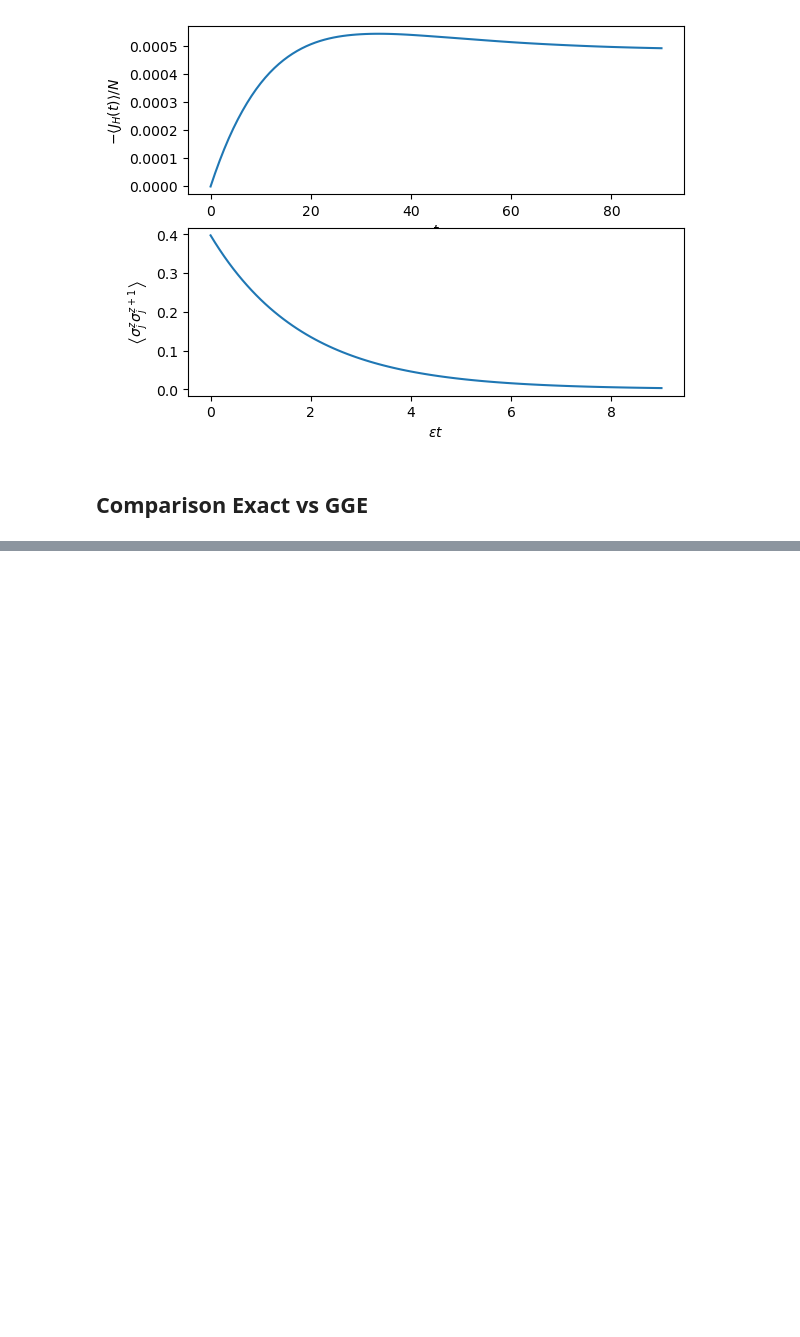
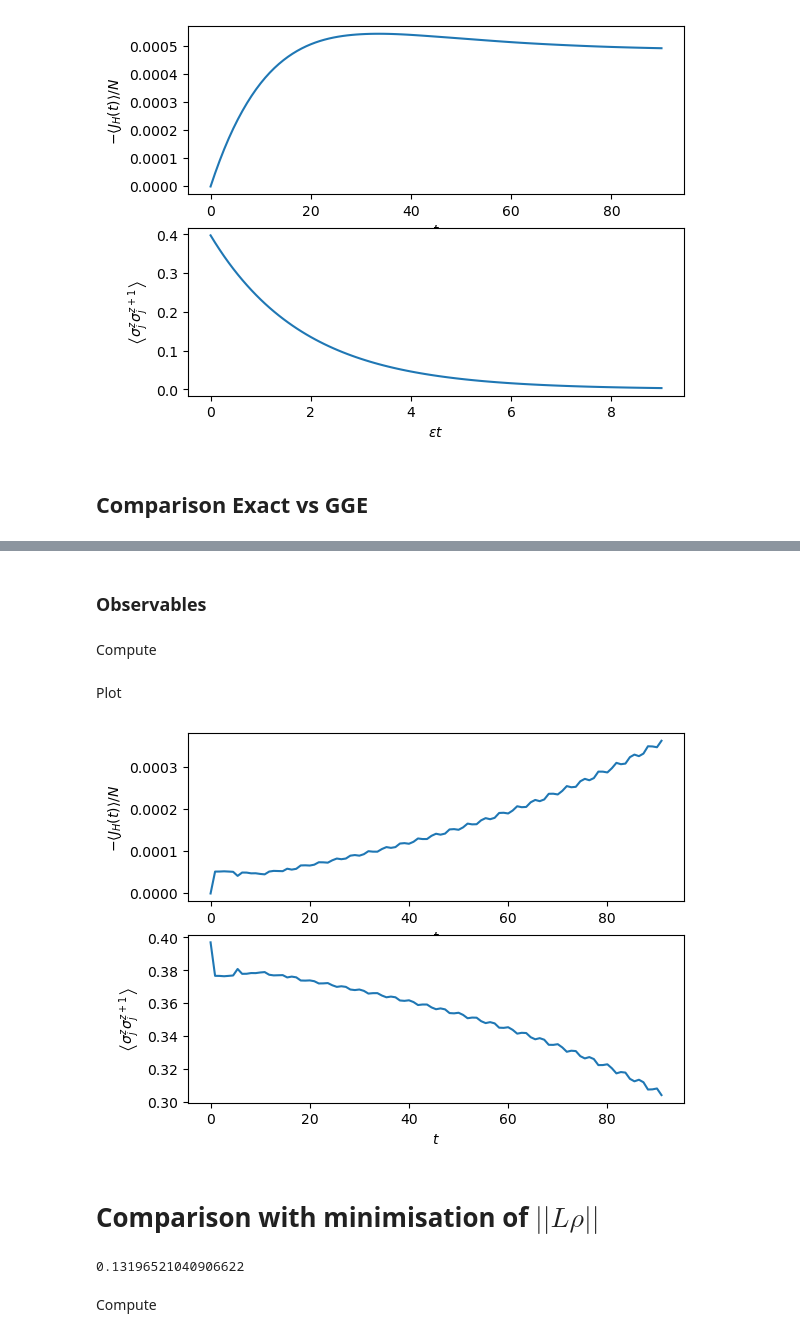
Before and after one commit to 1nthony/tp_4, a Jupyter notebook: time_dependent_GGE.ipynb, the cells around one changed output, grey strips where cells are left out. Drawn from its saved outputs; the diff is of its cells as text; code cells hidden in the pictures; blank space fills up the shorter version.

```diff
--- a/time_dependent_GGE.ipynb
+++ b/time_dependent_GGE.ipynb
@@ -1065,0 +1255,2 @@ plt.savefig("results/time_dependent_GGE/heisenberg_spins/first_try/observables_e
+# %% [markdown]
+### Observables
@@ -1065,0 +1262,2 @@ plt.savefig("results/time_dependent_GGE/heisenberg_spins/first_try/observables_e
+# %% [markdown]
+Compute
@@ -1065,0 +1286,40 @@ plt.savefig("results/time_dependent_GGE/heisenberg_spins/first_try/observables_e
+# %% [markdown]
+Plot
+# %%
+plt.subplot(211)
+t_eval, Y = np.loadtxt(f"results/time_dependent_GGE/heisenberg_spins/{folder}/avg_current.txt", unpack=True)
+
+plt.plot(t_eval, Y, label='GGE')
+plt.xlabel(r'$t$')
+plt.ylabel(r'$-\left< J_H(t) \right> / N$')
+
+
+plt.subplot(212)
+t_eval, Y = np.loadtxt(f"results/time_dependent_GGE/heisenberg_spins/{folder}/spin_neighbor_correlation.txt", unpack=True)
+
+plt.plot(t_eval, Y)
+plt.xlabel(r'$t$')
+plt.ylabel(r'$\left< \sigma_j^z \sigma_j^{z+1} \right>$')
+
+
+plt.savefig(f"results/time_dependent_GGE/heisenberg_spins/{folder}/observables_GGE.pdf")
+# %% [output]
+[figure, added]
+# %% [markdown]
+# Comparison with minimisation of $||L \rho ||$
+# %%
+def lindblad_norm(lagr, conserved_quantities, H, epsilon, gamma, J, N) :
+    # check that lagr has not NaN values
+    assert not np.isnan(lagr).any()
+    rho_GGE = GGE(lagr, conserved_quantities)
+    return np.linalg.norm(lindblad(rho_GGE,  H, epsilon, gamma, J, N).toarray(), 'nuc')
+
+def lindblad_norm_log(lagr, conserved_quantities, H, epsilon, gamma, J, N) :
+    rho_GGE = GGE(lagr, conserved_quantities)
+    return np.log(np.linalg.norm(lindblad(rho_GGE,  H, epsilon, gamma, J, N).toarray(), 'nuc') + TOL)
+
+lambdas_0 = fetch_neel(N)
+Hs = H_spin(N, J)
+lindblad_norm(lambdas_0, Cs, Hs, EPSILON, GAMMA, J, N)
+# %% [output]
+0.13196521040906622
@@ -1065,0 +1378,2 @@ plt.savefig("results/time_dependent_GGE/heisenberg_spins/first_try/observables_e
+# %% [markdown]
+Compute
```
Also changed, not shown: parts of 77 cells of this notebook, 1 other file.
